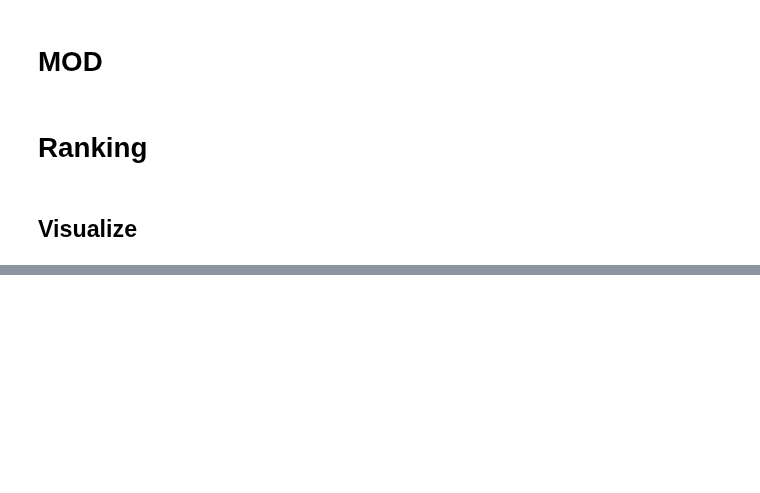
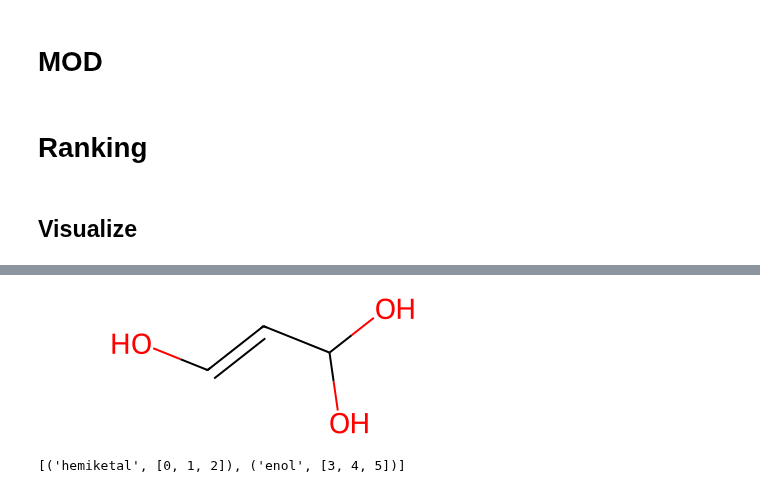
Before and after one commit to TieuLongPhan/SynTemp, a Jupyter notebook: test.ipynb, the cells around one changed output, grey strips where cells are left out. Cells and saved outputs as stored; diff of their text form; code cells hidden in the pictures; blank space fills up the shorter version.

```diff
--- a/test.ipynb
+++ b/test.ipynb
@@ -441,0 +427,11 @@ display(Image(its_vis.draw_product_with_modified_bonds()))
+# %%
+Chem.MolFromSmiles('C(O)(O)C=CO')
+# %% [output]
+[figure, added]
+# %%
+from fgutils import FGQuery
+smiles = "C(O)(O)C=CO" # acetylsalicylic acid
+query = FGQuery(use_smiles=True) # use_smiles requires rdkit to be installed
+query.get(smiles)
+# %% [output]
+[('hemiketal', [0, 1, 2]), ('enol', [3, 4, 5])]
```
Also changed, not shown: parts of 40 cells of this notebook, 10 other files.
